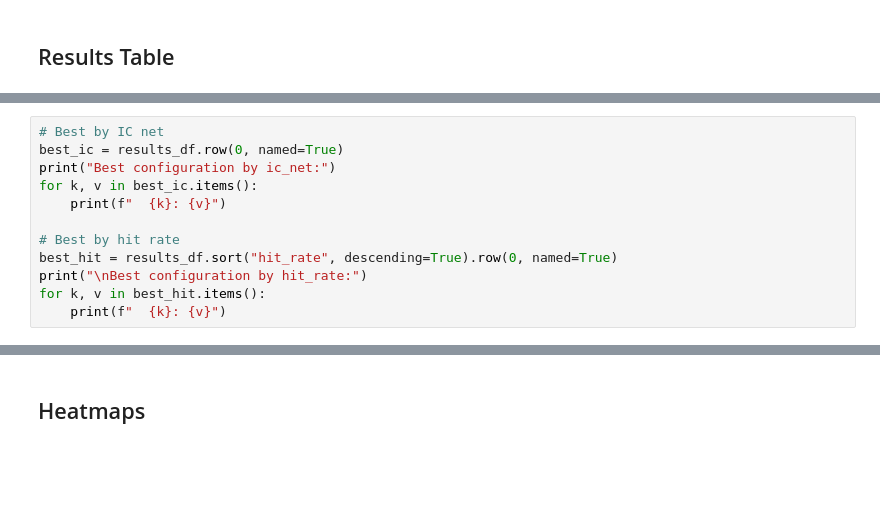
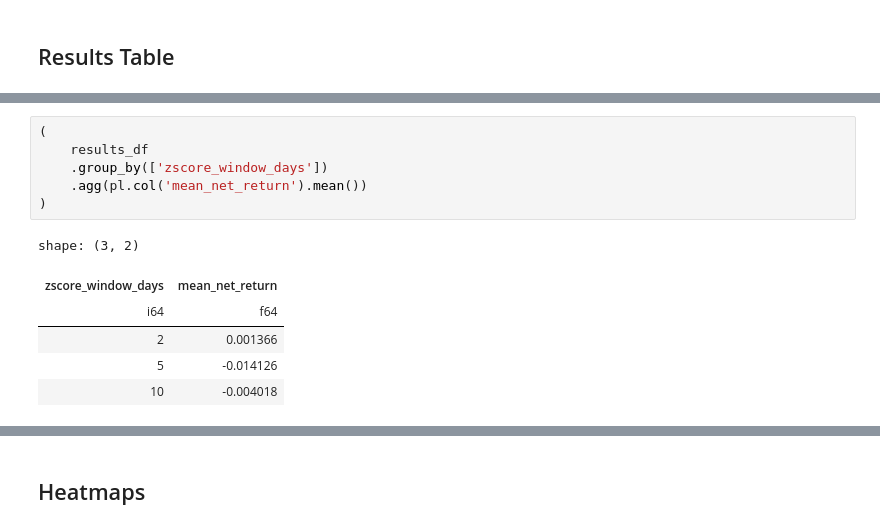
Before and after one commit to erevtsov/stat-arb, a Jupyter notebook: notebooks/parameter_search.ipynb, the cells around one changed output, grey strips where cells are left out. Cells and saved outputs as stored; diff of their text form; blank space fills up the shorter version.

```diff
--- a/notebooks/parameter_search.ipynb
+++ b/notebooks/parameter_search.ipynb
@@ -260,12 +280,13 @@ print(results_df.head(20).to_pandas().to_string(index=False))
-# %%
-# Best by IC net
-best_ic = results_df.row(0, named=True)
-print("Best configuration by ic_net:")
-for k, v in best_ic.items():
-    print(f"  {k}: {v}")
-
-# Best by hit rate
-best_hit = results_df.sort("hit_rate", descending=True).row(0, named=True)
-print("\nBest configuration by hit_rate:")
-for k, v in best_hit.items():
-    print(f"  {k}: {v}")
+# %%
+(
+    results_df
+    .group_by(['zscore_window_days'])
+    .agg(pl.col('mean_net_return').mean())
+)
+# %% [output]
+shape: (3, 2)
+| zscore_window_days | mean_net_return |
+| i64 | f64 |
+| 2 | 0.001366 |
+| 5 | -0.014126 |
+| 10 | -0.004018 |
```
Also changed, not shown: parts of 16 cells of this notebook.
